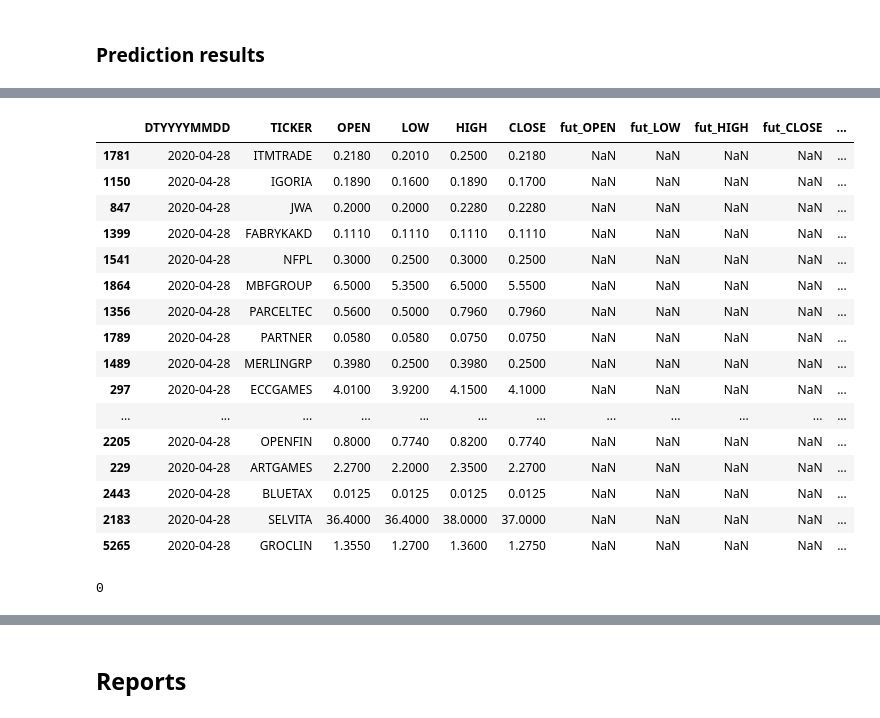
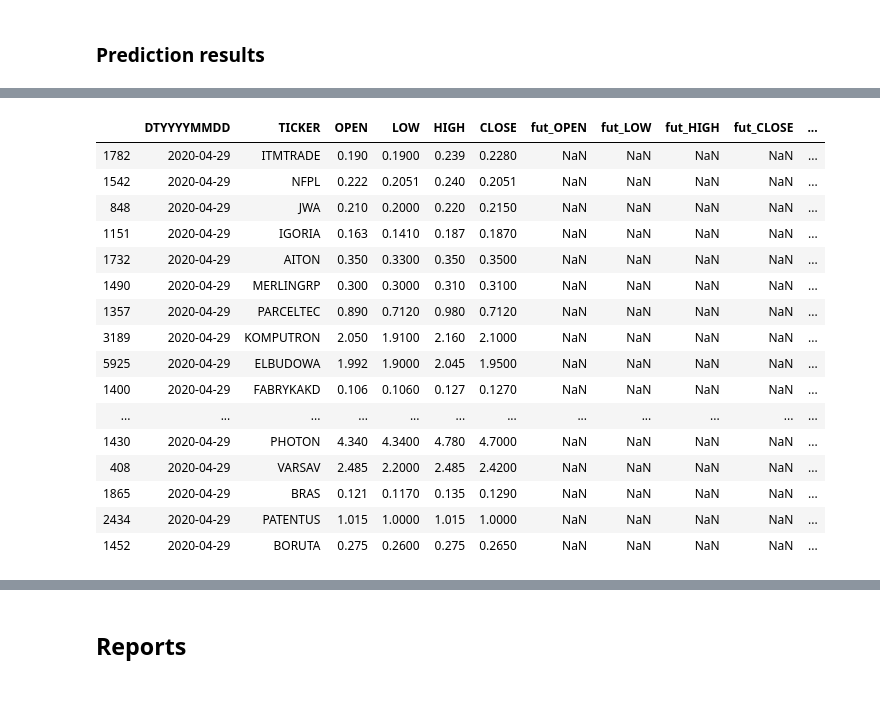
Before and after one commit to showeye/wse_analytics, a Jupyter notebook: bossa.ipynb, the cells around one changed output, grey strips where cells are left out. Saved outputs shown, nothing was run; the diff lists cells and outputs as text; code cells hidden in the pictures.

```diff
--- a/bossa.ipynb
+++ b/bossa.ipynb
@@ -1007,21 +999,21 @@ res.loc[res.DTYYYYMMDD == '2020-04-20'].sort_values('pred_prob', ascending=False
 # %%
-res.loc[res.DTYYYYMMDD == '2020-04-28'].sort_values('pred_prob', ascending=False).head(100)
+res.loc[res.DTYYYYMMDD == '2020-04-29'].sort_values('pred_prob', ascending=False).head(100)
 # %% [output]
 |  | DTYYYYMMDD | TICKER | OPEN | LOW | HIGH | CLOSE | fut_OPEN | fut_LOW | fut_HIGH | fut_CLOSE | ... |
-| 1781 | 2020-04-28 | ITMTRADE | 0.2180 | 0.2010 | 0.2500 | 0.2180 | NaN | NaN | NaN | NaN | ... |
-| 1150 | 2020-04-28 | IGORIA | 0.1890 | 0.1600 | 0.1890 | 0.1700 | NaN | NaN | NaN | NaN | ... |
-| 847 | 2020-04-28 | JWA | 0.2000 | 0.2000 | 0.2280 | 0.2280 | NaN | NaN | NaN | NaN | ... |
-| 1399 | 2020-04-28 | FABRYKAKD | 0.1110 | 0.1110 | 0.1110 | 0.1110 | NaN | NaN | NaN | NaN | ... |
-| 1541 | 2020-04-28 | NFPL | 0.3000 | 0.2500 | 0.3000 | 0.2500 | NaN | NaN | NaN | NaN | ... |
-| 1864 | 2020-04-28 | MBFGROUP | 6.5000 | 5.3500 | 6.5000 | 5.5500 | NaN | NaN | NaN | NaN | ... |
-| 1356 | 2020-04-28 | PARCELTEC | 0.5600 | 0.5000 | 0.7960 | 0.7960 | NaN | NaN | NaN | NaN | ... |
-| 1789 | 2020-04-28 | PARTNER | 0.0580 | 0.0580 | 0.0750 | 0.0750 | NaN | NaN | NaN | NaN | ... |
-| 1489 | 2020-04-28 | MERLINGRP | 0.3980 | 0.2500 | 0.3980 | 0.2500 | NaN | NaN | NaN | NaN | ... |
-| 297 | 2020-04-28 | ECCGAMES | 4.0100 | 3.9200 | 4.1500 | 4.1000 | NaN | NaN | NaN | NaN | ... |
+| 1782 | 2020-04-29 | ITMTRADE | 0.190 | 0.1900 | 0.239 | 0.2280 | NaN | NaN | NaN | NaN | ... |
+| 1542 | 2020-04-29 | NFPL | 0.222 | 0.2051 | 0.240 | 0.2051 | NaN | NaN | NaN | NaN | ... |
+| 848 | 2020-04-29 | JWA | 0.210 | 0.2000 | 0.220 | 0.2150 | NaN | NaN | NaN | NaN | ... |
+| 1151 | 2020-04-29 | IGORIA | 0.163 | 0.1410 | 0.187 | 0.1870 | NaN | NaN | NaN | NaN | ... |
+| 1732 | 2020-04-29 | AITON | 0.350 | 0.3300 | 0.350 | 0.3500 | NaN | NaN | NaN | NaN | ... |
+| 1490 | 2020-04-29 | MERLINGRP | 0.300 | 0.3000 | 0.310 | 0.3100 | NaN | NaN | NaN | NaN | ... |
+| 1357 | 2020-04-29 | PARCELTEC | 0.890 | 0.7120 | 0.980 | 0.7120 | NaN | NaN | NaN | NaN | ... |
+| 3189 | 2020-04-29 | KOMPUTRON | 2.050 | 1.9100 | 2.160 | 2.1000 | NaN | NaN | NaN | NaN | ... |
+| 5925 | 2020-04-29 | ELBUDOWA | 1.992 | 1.9000 | 2.045 | 1.9500 | NaN | NaN | NaN | NaN | ... |
+| 1400 | 2020-04-29 | FABRYKAKD | 0.106 | 0.1060 | 0.127 | 0.1270 | NaN | NaN | NaN | NaN | ... |
 | ... | ... | ... | ... | ... | ... | ... | ... | ... | ... | ... | ... |
-| 2205 | 2020-04-28 | OPENFIN | 0.8000 | 0.7740 | 0.8200 | 0.7740 | NaN | NaN | NaN | NaN | ... |
-| 229 | 2020-04-28 | ARTGAMES | 2.2700 | 2.2000 | 2.3500 | 2.2700 | NaN | NaN | NaN | NaN | ... |
-| 2443 | 2020-04-28 | BLUETAX | 0.0125 | 0.0125 | 0.0125 | 0.0125 | NaN | NaN | NaN | NaN | ... |
-| 2183 | 2020-04-28 | SELVITA | 36.4000 | 36.4000 | 38.0000 | 37.0000 | NaN | NaN | NaN | NaN | ... |
-| 5265 | 2020-04-28 | GROCLIN | 1.3550 | 1.2700 | 1.3600 | 1.2750 | NaN | NaN | NaN | NaN | ... |
+| 1430 | 2020-04-29 | PHOTON | 4.340 | 4.3400 | 4.780 | 4.7000 | NaN | NaN | NaN | NaN | ... |
+| 408 | 2020-04-29 | VARSAV | 2.485 | 2.2000 | 2.485 | 2.4200 | NaN | NaN | NaN | NaN | ... |
+| 1865 | 2020-04-29 | BRAS | 0.121 | 0.1170 | 0.135 | 0.1290 | NaN | NaN | NaN | NaN | ... |
+| 2434 | 2020-04-29 | PATENTUS | 1.015 | 1.0000 | 1.015 | 1.0000 | NaN | NaN | NaN | NaN | ... |
+| 1452 | 2020-04-29 | BORUTA | 0.275 | 0.2600 | 0.275 | 0.2650 | NaN | NaN | NaN | NaN | ... |
 # %%
@@ -1029,7 +1021,5 @@ last_day = res.loc[res.DTYYYYMMDD == '2020-04-20'].sort_values('pred_prob', asce
 # %%
-res.TICKER.apply(lambda x: True if 'INTROL' in x else False).sum()
+#res.TICKER.apply(lambda x: True if 'INTROL' in x else False).sum()
-# %% [output]
-0
 # %%
 last_day.mean()
 # %% [output]
```
Also changed, not shown: parts of 34 cells of this notebook.
